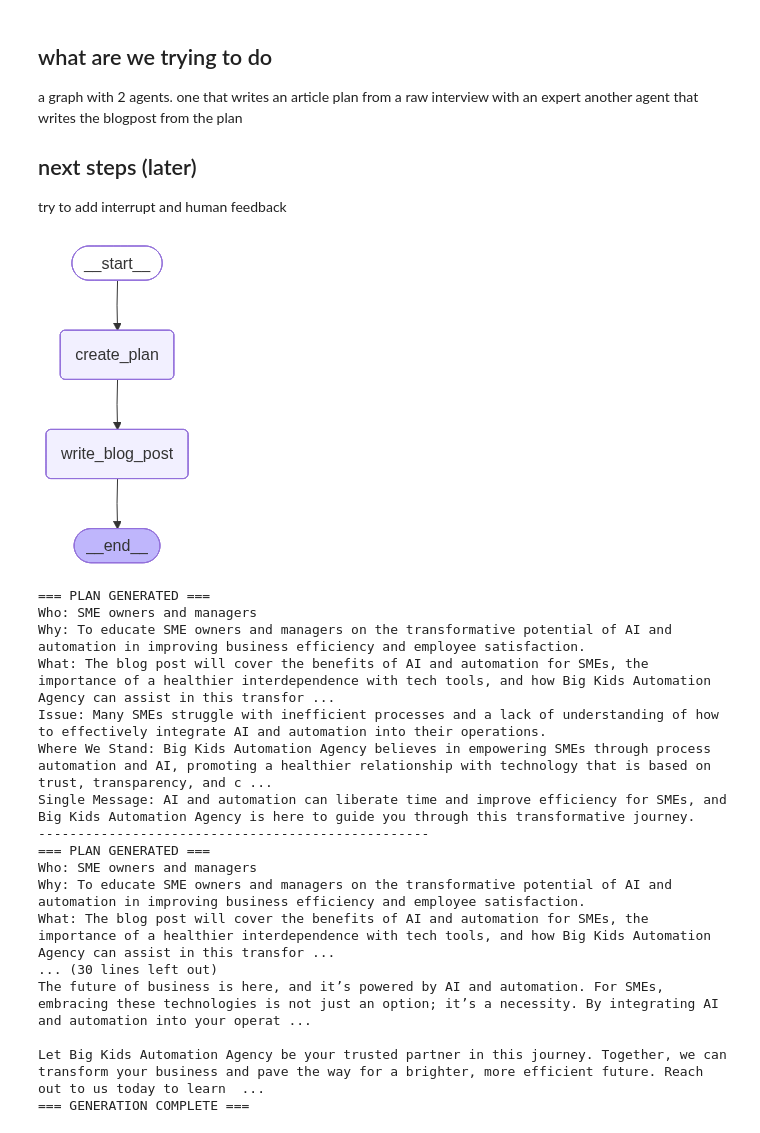
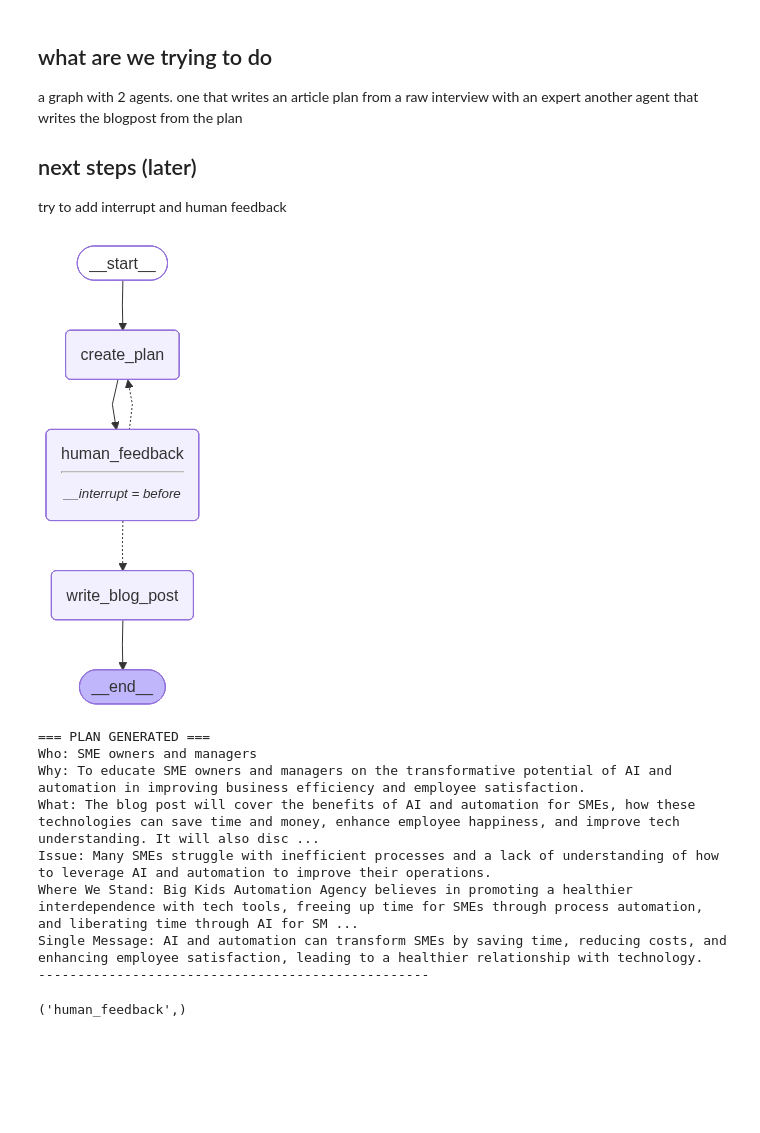
Before and after one commit to olebrussels/ai_content_ops, a Jupyter notebook: writing_agent.ipynb, the cells around one changed output. Saved outputs shown, nothing was run; the diff lists cells and outputs as text; code cells hidden in the pictures; blank space fills up the shorter version.

Commit message:
trying to add interrupt and human feedback

```diff
--- a/writing_agent.ipynb
+++ b/writing_agent.ipynb
@@ -66,10 +66,11 @@ class BlogPost(BaseModel):
     content: str = Field(description="The full content of the blog post.")
 
 
-class GeneratePlanState(TypedDict):
+class GenerateBlogState(TypedDict):
     company_strategy: str  # Company strategy
     content_strategy: str      # content strategy
     plan: List[Plan]       # AI generated plan / scaffold for the blog post.
+    human_analyst_feedback: str # Human feedback
     blog_post: List[BlogPost]  # the substance of the blog posts, with a {"title": str, "content": str} written according to the plan.
 # %%
 from IPython.display import Image, display
@@ -149,19 +192,22 @@ def write_blog_post(state: GeneratePlanState):
     return {"blog_post": [blog_post]}
 # %%
 # Add nodes and edges
-builder = StateGraph(GeneratePlanState)
+builder = StateGraph(GenerateBlogState)
 builder.add_node("create_plan", create_plan)
+builder.add_node("human_feedback", human_feedback)
 builder.add_node("write_blog_post", write_blog_post)
 
 builder.add_edge(START, "create_plan")
-builder.add_edge("create_plan", "write_blog_post")
+builder.add_edge("create_plan", "human_feedback")
+builder.add_conditional_edges("human_feedback", should_continue, ["create_plan", "write_blog_post"])
 builder.add_edge("write_blog_post", END)
 
 # Compile
 memory = MemorySaver()
-graph = builder.compile(checkpointer=memory)
+graph = builder.compile(interrupt_before=['human_feedback'], checkpointer=memory)
+
 
 # View
 display(Image(graph.get_graph(xray=1).draw_mermaid_png()))
 # %% [output]
-[figure, old version]
+[figure, new version]
@@ -189,6 +214,6 @@ with open(raw_input_path, "r", encoding="utf-8") as f:
 # %%
 # Input
-thread = {"configurable": {"thread_id": "1"}}
+thread = {"configurable": {"thread_id": "2"}}
 
 try:
     for event in graph.stream({"company_strategy": company_strategy, "content_strategy": content_strategy}, thread, stream_mode="values"):
@@ -228,17 +253,14 @@ except Exception as e:
 === PLAN GENERATED ===
 Who: SME owners and managers
 Why: To educate SME owners and managers on the transformative potential of AI and automation in improving business efficiency and employee satisfaction.
-What: The blog post will cover the benefits of AI and automation for SMEs, the importance of a healthier interdependence with tech tools, and how Big Kids Automation Agency can assist in this transfor ...
-Issue: Many SMEs struggle with inefficient processes and a lack of understanding of how to effectively integrate AI and automation into their operations.
-Where We Stand: Big Kids Automation Agency believes in empowering SMEs through process automation and AI, promoting a healthier relationship with technology that is based on trust, transparency, and c ...
-Single Message: AI and automation can liberate time and improve efficiency for SMEs, and Big Kids Automation Agency is here to guide you through this transformative journey.
+What: The blog post will cover the benefits of AI and automation for SMEs, how these technologies can save time and money, enhance employee happiness, and improve tech understanding. It will also disc ...
+Issue: Many SMEs struggle with inefficient processes and a lack of understanding of how to leverage AI and automation to improve their operations.
+Where We Stand: Big Kids Automation Agency believes in promoting a healthier interdependence with tech tools, freeing up time for SMEs through process automation, and liberating time through AI for SM ...
+Single Message: AI and automation can transform SMEs by saving time, reducing costs, and enhancing employee satisfaction, leading to a healthier relationship with technology.
 --------------------------------------------------
-=== PLAN GENERATED ===
-Who: SME owners and managers
-Why: To educate SME owners and managers on the transformative potential of AI and automation in improving business efficiency and employee satisfaction.
-What: The blog post will cover the benefits of AI and automation for SMEs, the importance of a healthier interdependence with tech tools, and how Big Kids Automation Agency can assist in this transfor ...
-... (30 lines left out)
-The future of business is here, and it’s powered by AI and automation. For SMEs, embracing these technologies is not just an option; it’s a necessity. By integrating AI and automation into your operat ...
-
-Let Big Kids Automation Agency be your trusted partner in this journey. Together, we can transform your business and pave the way for a brighter, more efficient future. Reach out to us today to learn  ...
-=== GENERATION COMPLETE ===
+# %%
+# Get state and look at next node
+state = graph.get_state(thread)
+state.next
+# %% [output]
+('human_feedback',)
```
Also changed, not shown: parts of 7 cells of this notebook.
